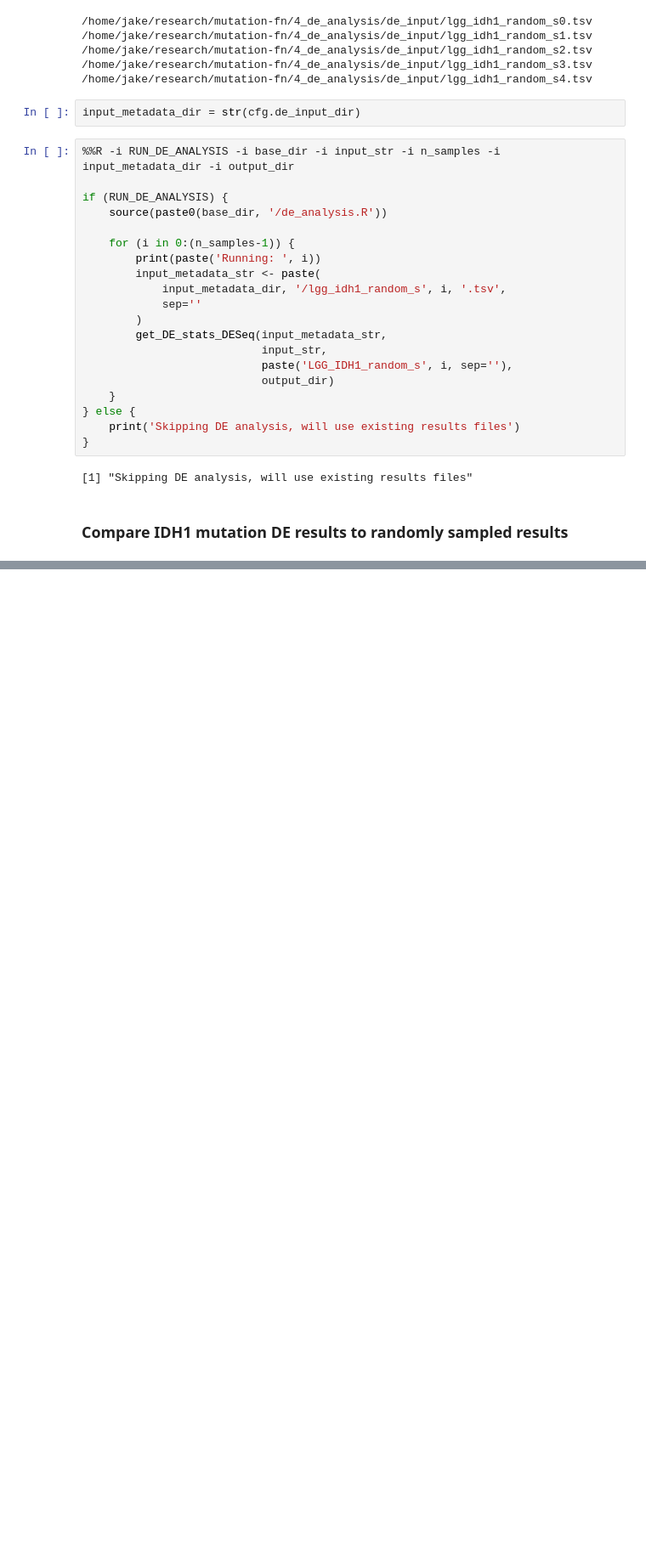
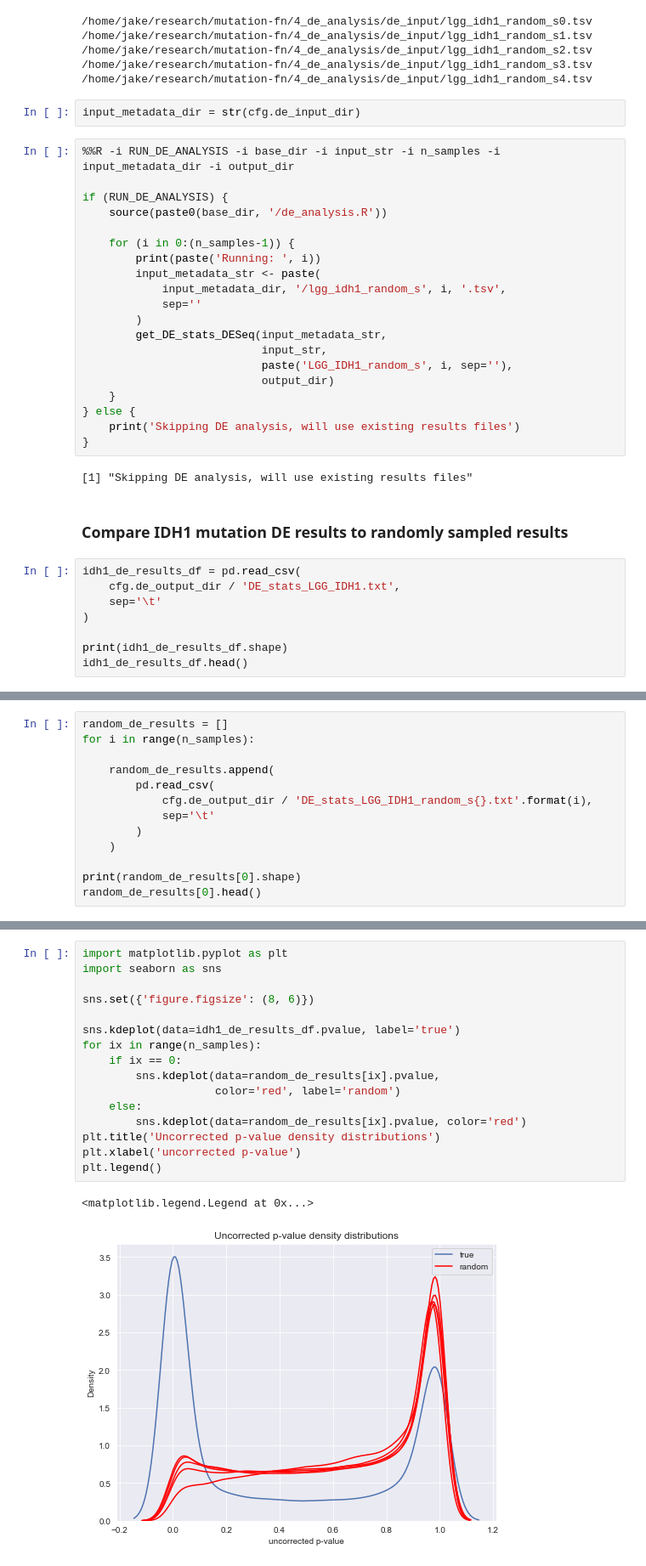
Before and after one commit to greenelab/mutation-fn, a Jupyter notebook: 4_de_analysis/1_de_control.ipynb, the cells around one changed output, grey strips where cells are left out. Shown at 85% size. Cells and saved outputs as stored; diff of their text form; blank space fills up the shorter version.

Commit message:
plot p-value distributions for IDH1 vs. random

```diff
--- a/4_de_analysis/1_de_control.ipynb
+++ b/4_de_analysis/1_de_control.ipynb
@@ -202,3 +202,11 @@ if (RUN_DE_ANALYSIS) {
 [1] "Skipping DE analysis, will use existing results files"
 # %% [markdown]
 ### Compare IDH1 mutation DE results to randomly sampled results
+# %%
+idh1_de_results_df = pd.read_csv(
+    cfg.de_output_dir / 'DE_stats_LGG_IDH1.txt',
+    sep='\t'
+)
+
+print(idh1_de_results_df.shape)
+idh1_de_results_df.head()
@@ -204,0 +221,13 @@ if (RUN_DE_ANALYSIS) {
+# %%
+random_de_results = []
+for i in range(n_samples):
+
+    random_de_results.append(
+        pd.read_csv(
+            cfg.de_output_dir / 'DE_stats_LGG_IDH1_random_s{}.txt'.format(i),
+            sep='\t'
+        )
+    )
+
+print(random_de_results[0].shape)
+random_de_results[0].head()
@@ -204,0 +256,19 @@ if (RUN_DE_ANALYSIS) {
+# %%
+import matplotlib.pyplot as plt
+import seaborn as sns
+
+sns.set({'figure.figsize': (8, 6)})
+
+sns.kdeplot(data=idh1_de_results_df.pvalue, label='true')
+for ix in range(n_samples):
+    if ix == 0:
+        sns.kdeplot(data=random_de_results[ix].pvalue,
+                    color='red', label='random')
+    else:
+        sns.kdeplot(data=random_de_results[ix].pvalue, color='red')
+plt.title('Uncorrected p-value density distributions')
+plt.xlabel('uncorrected p-value')
+plt.legend()
+# %% [output]
+<matplotlib.legend.Legend at 0x...>
+[figure, added]
```
Also changed, not shown: parts of 4 cells of this notebook, 1 other file.
